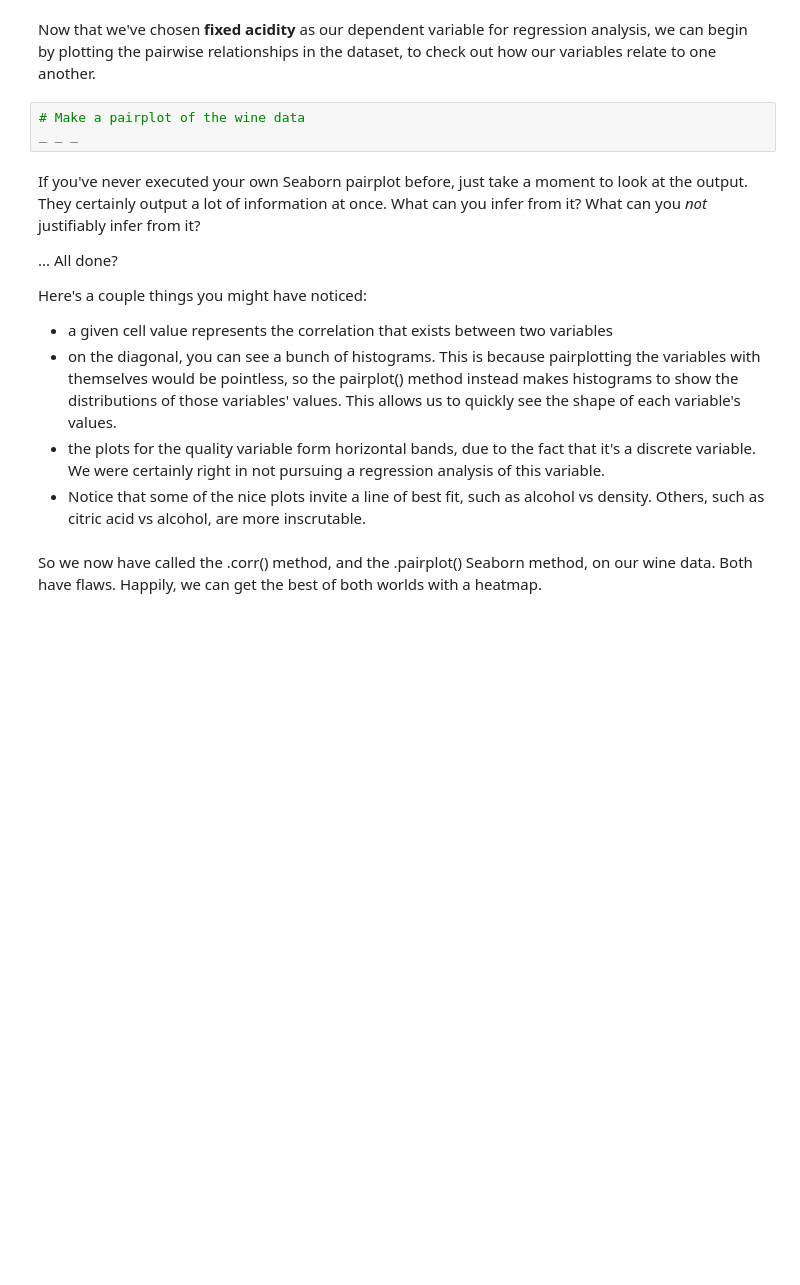
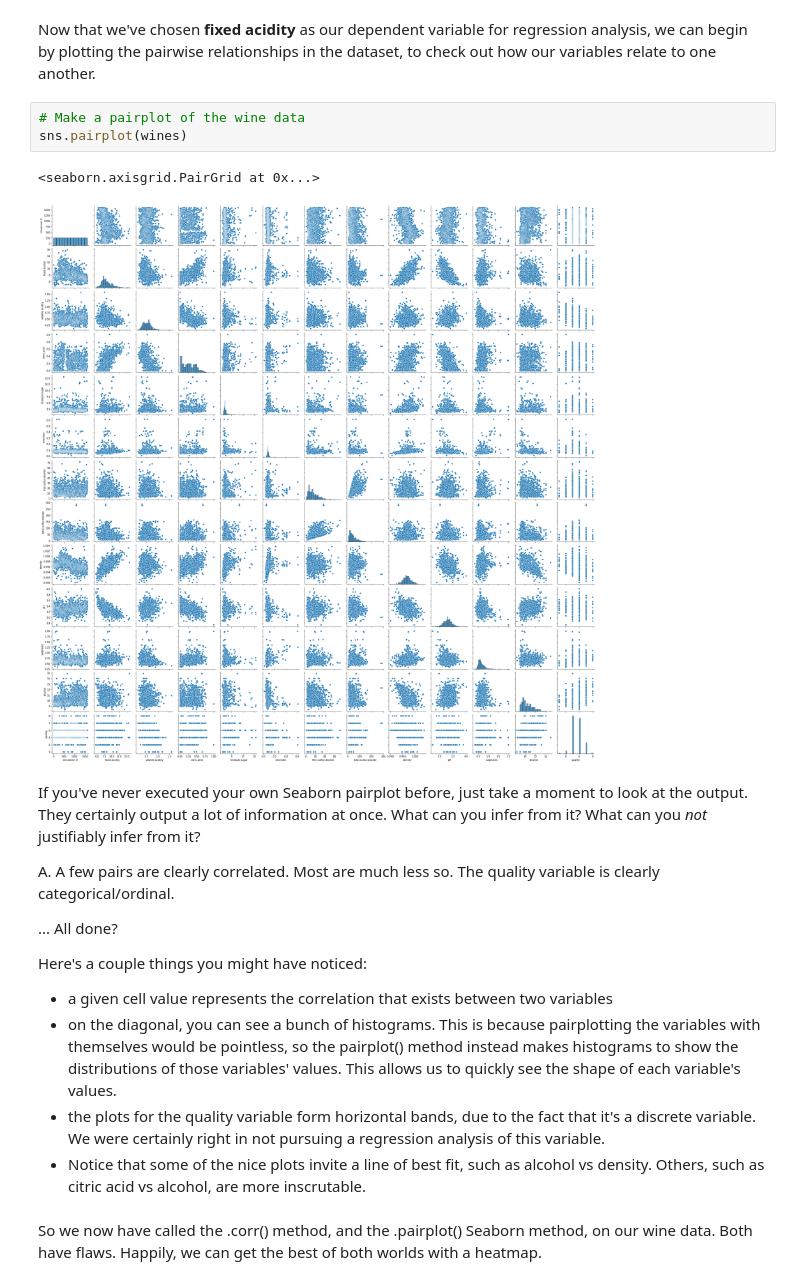
Before and after one commit to BradDoty/SpringboardDataScience, a Jupyter notebook: Wine/Springboard Regression Case Study - the Red Wine Dataset - Tier 3.ipynb, the cells around one changed output. Saved outputs shown, nothing was run; the diff lists cells and outputs as text; blank space fills up the shorter version.

Commit message:
Working on Wines Section 2.

```diff
--- a/Wine/Springboard Regression Case Study - the Red Wine Dataset - Tier 3.ipynb
+++ b/Wine/Springboard Regression Case Study - the Red Wine Dataset - Tier 3.ipynb
@@ -268,9 +268,14 @@ The heading of this stage of the data science pipeline ('Cleaning, Transforming,
 Now that we've chosen **fixed acidity** as our dependent variable for regression analysis, we can begin by plotting the pairwise relationships in the dataset, to check out how our variables relate to one another.
 # %%
 # Make a pairplot of the wine data
-_ _ _
+sns.pairplot(wines)
+# %% [output]
+<seaborn.axisgrid.PairGrid at 0x...>
+[figure, added]
 # %% [markdown]
 If you've never executed your own Seaborn pairplot before, just take a moment to look at the output. They certainly output a lot of information at once. What can you infer from it? What can you *not* justifiably infer from it?
+
+A.  A few pairs are clearly correlated.  Most are much less so.  The quality variable is clearly categorical/ordinal.
 
 ... All done?
 
```
Also changed, not shown: parts of 3 cells of this notebook.
